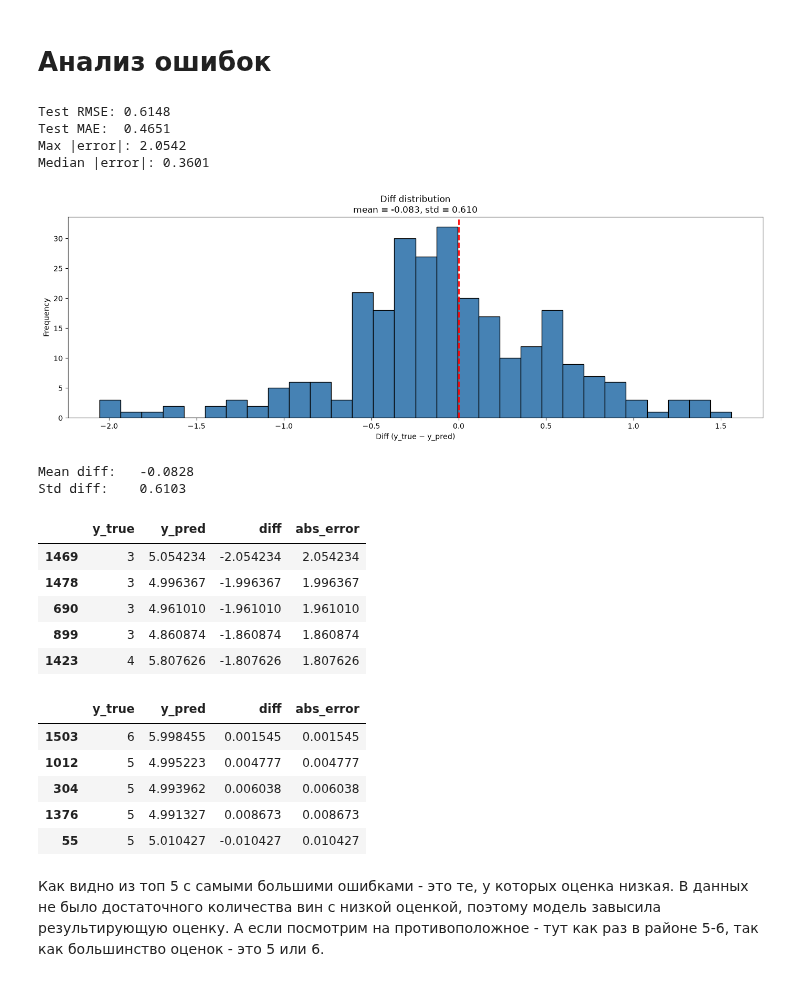
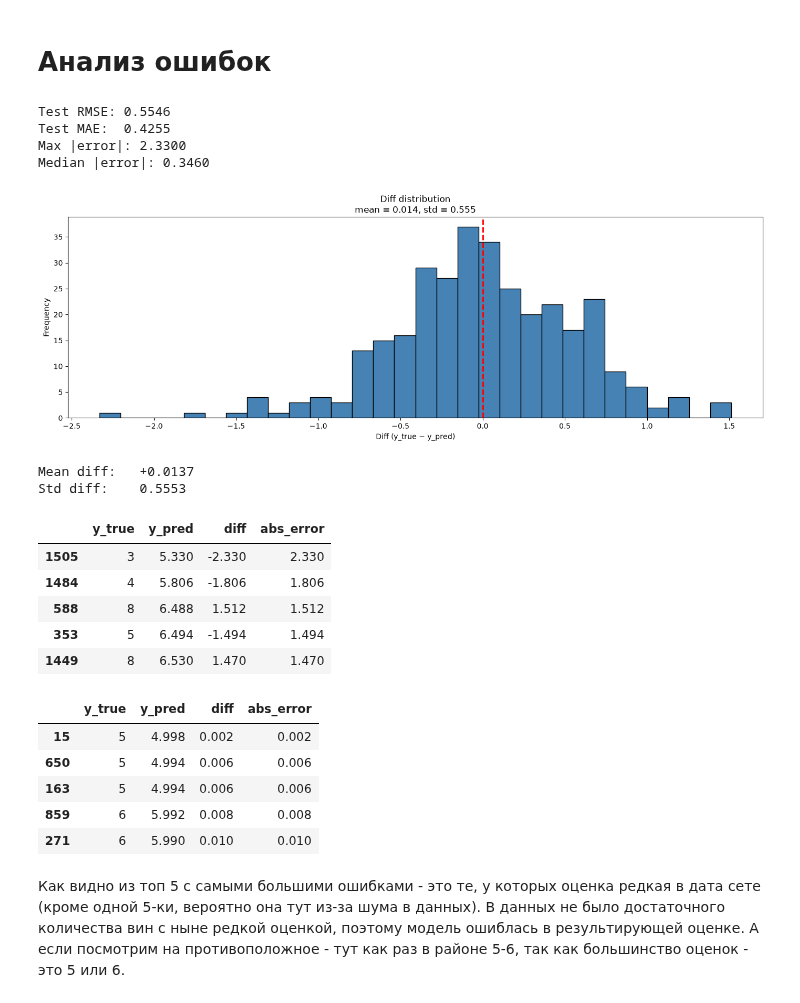
Before and after one commit to NoyerXoper/ml_course_mai, a Jupyter notebook: regression/lab1.ipynb, the cells around one changed output. Drawn from its saved outputs; the diff is of its cells as text; code cells hidden in the pictures.

```diff
--- a/regression/lab1.ipynb
+++ b/regression/lab1.ipynb
@@ -437,30 +449,12 @@ from sklearn.ensemble import RandomForestRegressor
 random_forest = Pipeline([
     ('model', RandomForestRegressor(
         n_estimators=500,
-        max_depth=None,
-        min_samples_leaf=1,
-        min_samples_split=2,
-        max_features=1.0,
         random_state=RANDOM_STATE,
         n_jobs=-1
     ))
 ])
 
-random_forest_limited = Pipeline([
-    ('model', RandomForestRegressor(
-        n_estimators=500,
-        max_depth=15,
-        min_samples_leaf=8,
-        oob_score = True,
-        min_samples_split=10,
-        max_features=1.0,
-        random_state=42,
-        n_jobs=-1
-    ))
-])
-
 random_forest.fit(X_train, y_train)
-random_forest_limited.fit(X_train, y_train)
 
 train_prediction = random_forest.predict(X_train)
 test_prediction = random_forest.predict(X_test)
@@ -470,14 +464,6 @@ print("Train MAE = ", mae(y_train, train_prediction))
 print("Test RMSE = ", rmse(y_test, test_prediction))
 print("Test MAE = ", mae(y_test, test_prediction))
 
-train_prediction_limited = random_forest_limited.predict(X_train)
-test_prediction_limited = random_forest_limited.predict(X_test)
-print("Limited Random Forest Regressor")
-print("Train RMSE = ", rmse(y_train, train_prediction_limited))
-print("Train MAE = ", mae(y_train, train_prediction_limited))
-print("Test RMSE = ", rmse(y_test, test_prediction_limited))
-print("Test MAE = ", mae(y_test, test_prediction_limited))
 models["Forest"] = random_forest
-models["LimitedForest"] = random_forest_limited
 # %% [output]
 Random Forest Regressor
@@ -731,7 +706,7 @@ import numpy as np
 import pandas as pd
 import matplotlib.pyplot as plt
 
-best_model = models['LimitedForest']
+best_model = models['Forest']
 pred_test = best_model.predict(X_test)
 diff = y_test - pred_test
 
@@ -739,51 +714,51 @@ error_df = pd.DataFrame({
     'y_true':    y_test.values,
     'y_pred':    pred_test,
     'diff':  diff.values,
     'abs_error': np.abs(diff.values),
 }, index=y_test.index)
 
 print(f"Test RMSE: {rmse(y_test, pred_test):.4f}")
 print(f"Test MAE:  {mae(y_test, pred_test):.4f}")
 print(f"Max |error|: {error_df['abs_error'].max():.4f}")
 print(f"Median |error|: {error_df['abs_error'].median():.4f}")
 
 fig, axe = plt.subplots(figsize=(14, 5))
 
 axe.hist(diff, bins=30, edgecolor='black', color='steelblue')
 axe.axvline(0, color='red', linestyle='--', linewidth=2)
 axe.set_xlabel('Diff (y_true − y_pred)')
 axe.set_ylabel('Frequency')
 axe.set_title(f'Diff distribution\nmean = {diff.mean():.3f}, std = {diff.std():.3f}')
 
 plt.tight_layout()
 plt.show()
 
 print(f"Mean diff:   {diff.mean():+.4f}")
 print(f"Std diff:    {diff.std():.4f}")
 
 top_errors = error_df.sort_values('abs_error', ascending=False).head(5)
 bottom_errors = error_df.sort_values('abs_error', ascending=True).head(5)
 display(top_errors)
 display(bottom_errors)
 # %% [output]
-Test RMSE: 0.6148
-Test MAE:  0.4651
-Max |error|: 2.0542
-Median |error|: 0.3601
+Test RMSE: 0.5546
+Test MAE:  0.4255
+Max |error|: 2.3300
+Median |error|: 0.3460
-[figure, old version]
+[figure, new version]
-Mean diff:   -0.0828
-Std diff:    0.6103
+Mean diff:   +0.0137
+Std diff:    0.5553
 |  | y_true | y_pred | diff | abs_error |
-| 1469 | 3 | 5.054234 | -2.054234 | 2.054234 |
-| 1478 | 3 | 4.996367 | -1.996367 | 1.996367 |
-| 690 | 3 | 4.961010 | -1.961010 | 1.961010 |
-| 899 | 3 | 4.860874 | -1.860874 | 1.860874 |
-| 1423 | 4 | 5.807626 | -1.807626 | 1.807626 |
+| 1505 | 3 | 5.330 | -2.330 | 2.330 |
+| 1484 | 4 | 5.806 | -1.806 | 1.806 |
+| 588 | 8 | 6.488 | 1.512 | 1.512 |
+| 353 | 5 | 6.494 | -1.494 | 1.494 |
+| 1449 | 8 | 6.530 | 1.470 | 1.470 |
 |  | y_true | y_pred | diff | abs_error |
-| 1503 | 6 | 5.998455 | 0.001545 | 0.001545 |
-| 1012 | 5 | 4.995223 | 0.004777 | 0.004777 |
-| 304 | 5 | 4.993962 | 0.006038 | 0.006038 |
-| 1376 | 5 | 4.991327 | 0.008673 | 0.008673 |
-| 55 | 5 | 5.010427 | -0.010427 | 0.010427 |
+| 15 | 5 | 4.998 | 0.002 | 0.002 |
+| 650 | 5 | 4.994 | 0.006 | 0.006 |
+| 163 | 5 | 4.994 | 0.006 | 0.006 |
+| 859 | 6 | 5.992 | 0.008 | 0.008 |
+| 271 | 6 | 5.990 | 0.010 | 0.010 |
 # %% [markdown]
-Как видно из топ 5 с самыми большими ошибками - это те, у которых оценка низкая. В данных не было достаточного количества вин с низкой оценкой, поэтому модель завысила результирующую оценку. А если посмотрим на противоположное - тут как раз в районе 5-6, так как большинство оценок - это 5 или 6.
+Как видно из топ 5 с самыми большими ошибками - это те, у которых оценка редкая в дата сете (кроме одной 5-ки, вероятно она тут из-за шума в данных). В данных не было достаточного количества вин с ныне редкой оценкой, поэтому модель ошиблась в результирующей оценке. А если посмотрим на противоположное - тут как раз в районе 5-6, так как большинство оценок - это 5 или 6.
```
Also changed, not shown: parts of 13 cells of this notebook.
